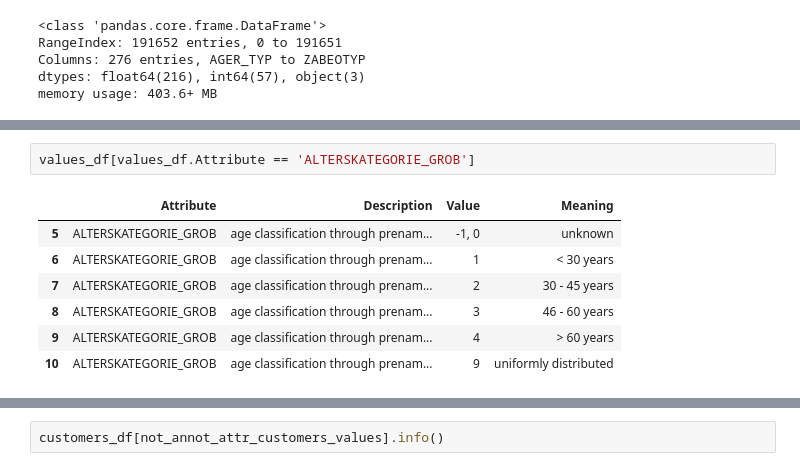
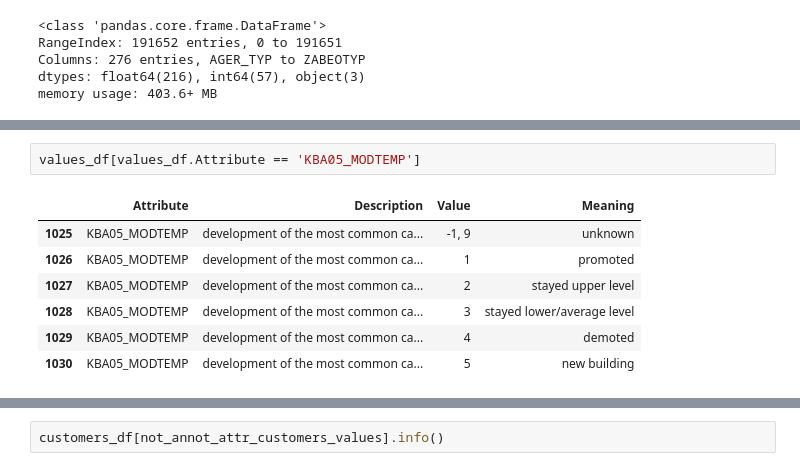
Before and after one commit to dragon7-fc/DSND-Capstone, a Jupyter notebook: Arvato Project Workbook.ipynb, the cells around one changed output, grey strips where cells are left out. Drawn from its saved outputs; the diff is of its cells as text.

```diff
--- a/Arvato Project Workbook.ipynb
+++ b/Arvato Project Workbook.ipynb
@@ -558,10 +605,10 @@ check `num_cat_annot_attribute`
 # %%
-values_df[values_df.Attribute == 'ALTERSKATEGORIE_GROB']
+values_df[values_df.Attribute == 'KBA05_MODTEMP']
 # %% [output]
 |  | Attribute | Description | Value | Meaning |
-| 5 | ALTERSKATEGORIE_GROB | age classification through prenam... | -1, 0 | unknown |
-| 6 | ALTERSKATEGORIE_GROB | age classification through prenam... | 1 | < 30 years |
-| 7 | ALTERSKATEGORIE_GROB | age classification through prenam... | 2 | 30 - 45 years |
-| 8 | ALTERSKATEGORIE_GROB | age classification through prenam... | 3 | 46 - 60 years |
-| 9 | ALTERSKATEGORIE_GROB | age classification through prenam... | 4 | > 60 years |
-| 10 | ALTERSKATEGORIE_GROB | age classification through prenam... | 9 | uniformly distributed |
+| 1025 | KBA05_MODTEMP | development of the most common ca... | -1, 9 | unknown |
+| 1026 | KBA05_MODTEMP | development of the most common ca... | 1 | promoted |
+| 1027 | KBA05_MODTEMP | development of the most common ca... | 2 | stayed upper level |
+| 1028 | KBA05_MODTEMP | development of the most common ca... | 3 | stayed lower/average level |
+| 1029 | KBA05_MODTEMP | development of the most common ca... | 4 | demoted |
+| 1030 | KBA05_MODTEMP | development of the most common ca... | 5 | new building |
```
Also changed, not shown: parts of 69 cells of this notebook.
